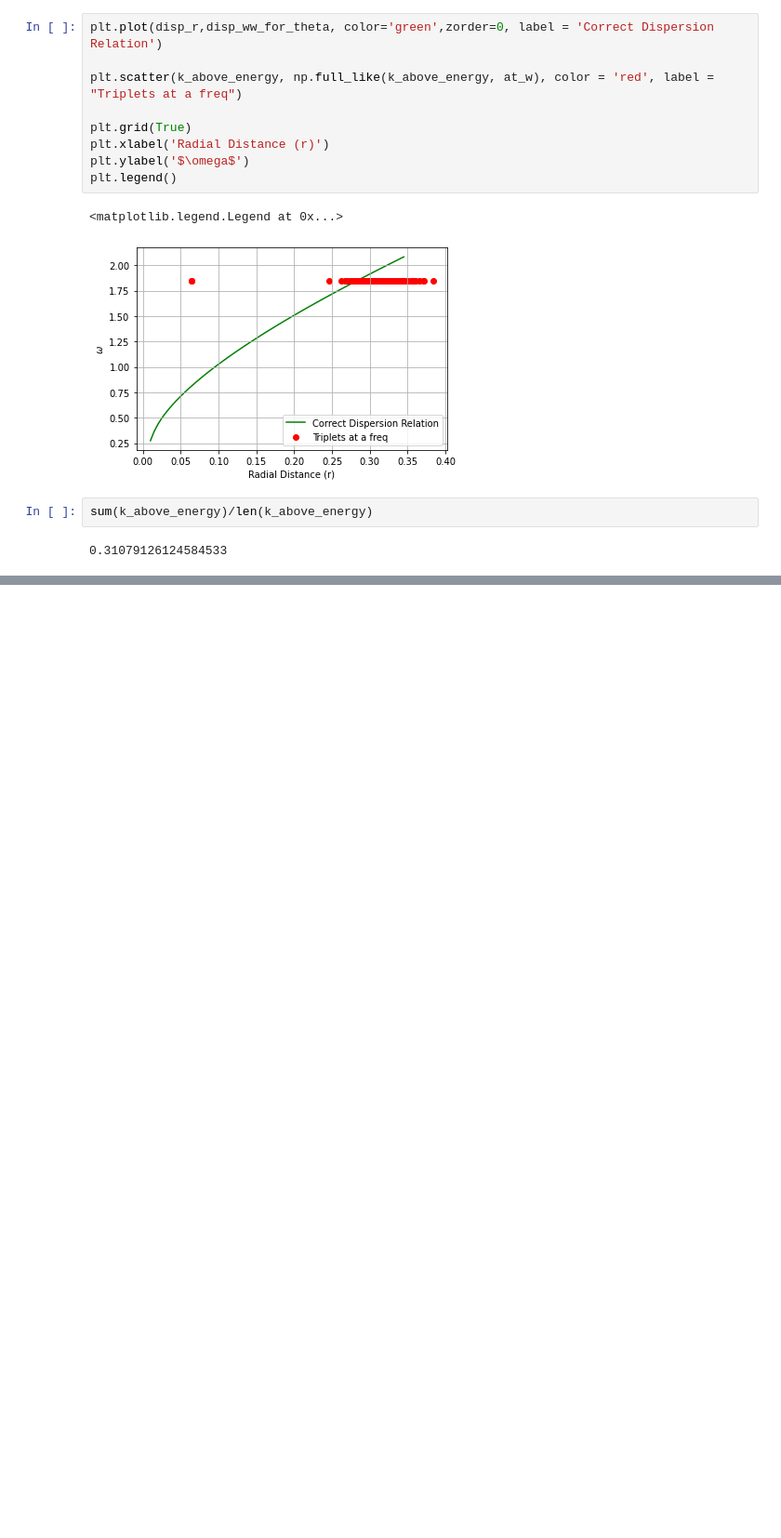
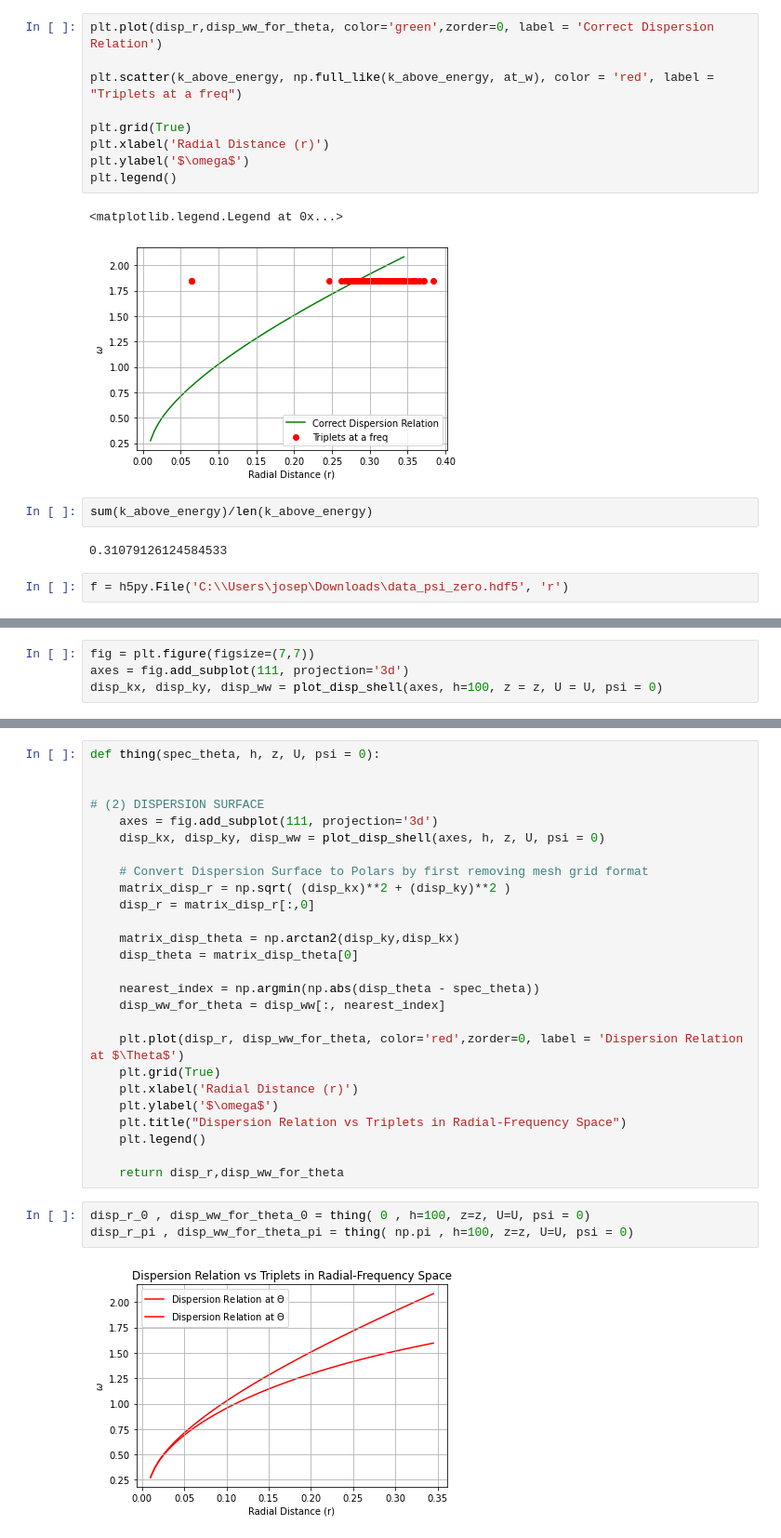
Before and after one commit to joeyanderson1/4th-Year-Thesis, a Jupyter notebook: Triplet Accuracy.ipynb, the cells around one changed output, grey strips where cells are left out. Shown at 93% size. Cells and saved outputs as stored; diff of their text form; blank space fills up the shorter version.

```diff
--- a/Triplet Accuracy.ipynb
+++ b/Triplet Accuracy.ipynb
@@ -255,3 +255,5 @@ plt.legend()
 sum(k_above_energy)/len(k_above_energy)
 # %% [output]
 0.31079126124584533
+# %%
+f = h5py.File('C:\\Users\josep\Downloads\data_psi_zero.hdf5', 'r')
@@ -257,0 +295,4 @@ sum(k_above_energy)/len(k_above_energy)
+# %%
+fig = plt.figure(figsize=(7,7))
+axes = fig.add_subplot(111, projection='3d')
+disp_kx, disp_ky, disp_ww = plot_disp_shell(axes, h=100, z = z, U = U, psi = 0)
@@ -257,0 +317,31 @@ sum(k_above_energy)/len(k_above_energy)
+# %%
+def thing(spec_theta, h, z, U, psi = 0):
+
+
+# (2) DISPERSION SURFACE
+    axes = fig.add_subplot(111, projection='3d')
+    disp_kx, disp_ky, disp_ww = plot_disp_shell(axes, h, z, U, psi = 0)
+
+    # Convert Dispersion Surface to Polars by first removing mesh grid format
+    matrix_disp_r = np.sqrt( (disp_kx)**2 + (disp_ky)**2 )
+    disp_r = matrix_disp_r[:,0]
+
+    matrix_disp_theta = np.arctan2(disp_ky,disp_kx)
+    disp_theta = matrix_disp_theta[0]
+
+    nearest_index = np.argmin(np.abs(disp_theta - spec_theta))
+    disp_ww_for_theta = disp_ww[:, nearest_index]
+
+    plt.plot(disp_r, disp_ww_for_theta, color='red',zorder=0, label = 'Dispersion Relation at $\Theta$')
+    plt.grid(True)
+    plt.xlabel('Radial Distance (r)')
+    plt.ylabel('$\omega$')
+    plt.title("Dispersion Relation vs Triplets in Radial-Frequency Space")
+    plt.legend()
+
+    return disp_r,disp_ww_for_theta
+# %%
+disp_r_0 , disp_ww_for_theta_0 = thing( 0 , h=100, z=z, U=U, psi = 0)
+disp_r_pi , disp_ww_for_theta_pi = thing( np.pi , h=100, z=z, U=U, psi = 0)
+# %% [output]
+[figure, added]
```
Also changed, not shown: parts of 7 cells of this notebook.
